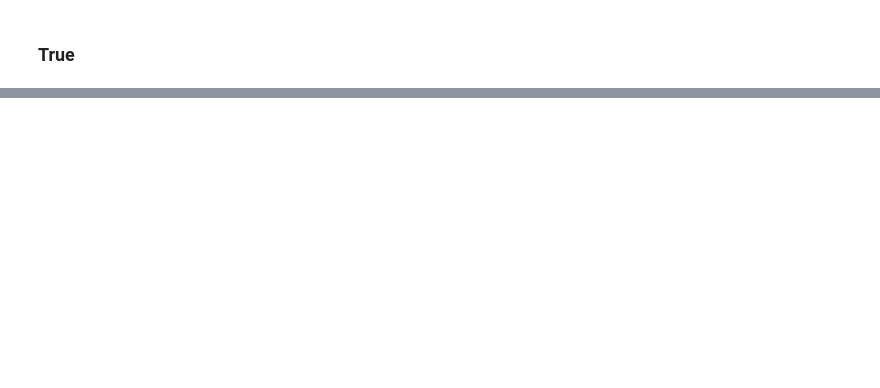
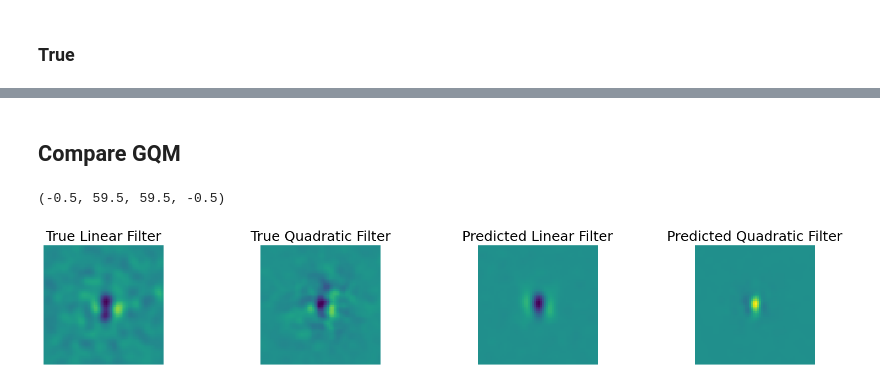
Before and after one commit to IsabelF98/Cloud_SynthData_Proj, a Jupyter notebook: model_pred_test.ipynb, the cells around one changed output, grey strips where cells are left out. Cells and saved outputs as stored; diff of their text form; code cells hidden in the pictures; blank space fills up the shorter version.

```diff
--- a/model_pred_test.ipynb
+++ b/model_pred_test.ipynb
@@ -480,0 +512,28 @@ plt.show()
+# %% [markdown]
+## Compare GQM
+# %%
+plt.rcParams.update({'font.size': 15})
+ss(1,4)
+i = 3
+plt.subplot(1,4,1)
+imagesc(true_gqms[i,:,:,-2,0])
+plt.title('True Linear Filter')
+plt.axis('off')
+
+plt.subplot(1,4,2)
+imagesc(true_gqms[i,:,:,-2,2])
+plt.title('True Quadratic Filter')
+plt.axis('off')
+
+plt.subplot(1,4,3)
+imagesc(pred_gqms[i].get_weights(ffnet_target=0)[:,:,-2,0])
+plt.title('Predicted Linear Filter')
+plt.axis('off')
+
+plt.subplot(1,4,4)
+imagesc(pred_gqms[i].get_weights(ffnet_target=1)[:,:,-2,1])
+plt.title('Predicted Quadratic Filter')
+plt.axis('off')
+# %% [output]
+(-0.5, 59.5, 59.5, -0.5)
+[figure, added]
```
Also changed, not shown: parts of 13 cells of this notebook, 4 other files.
